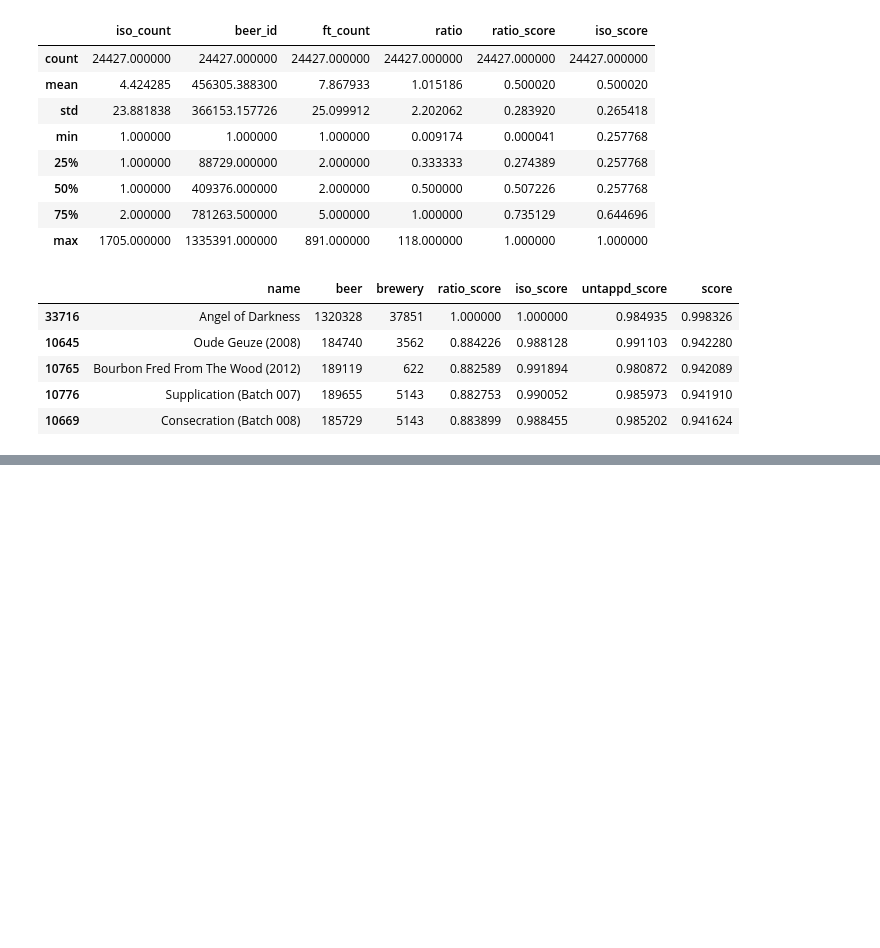
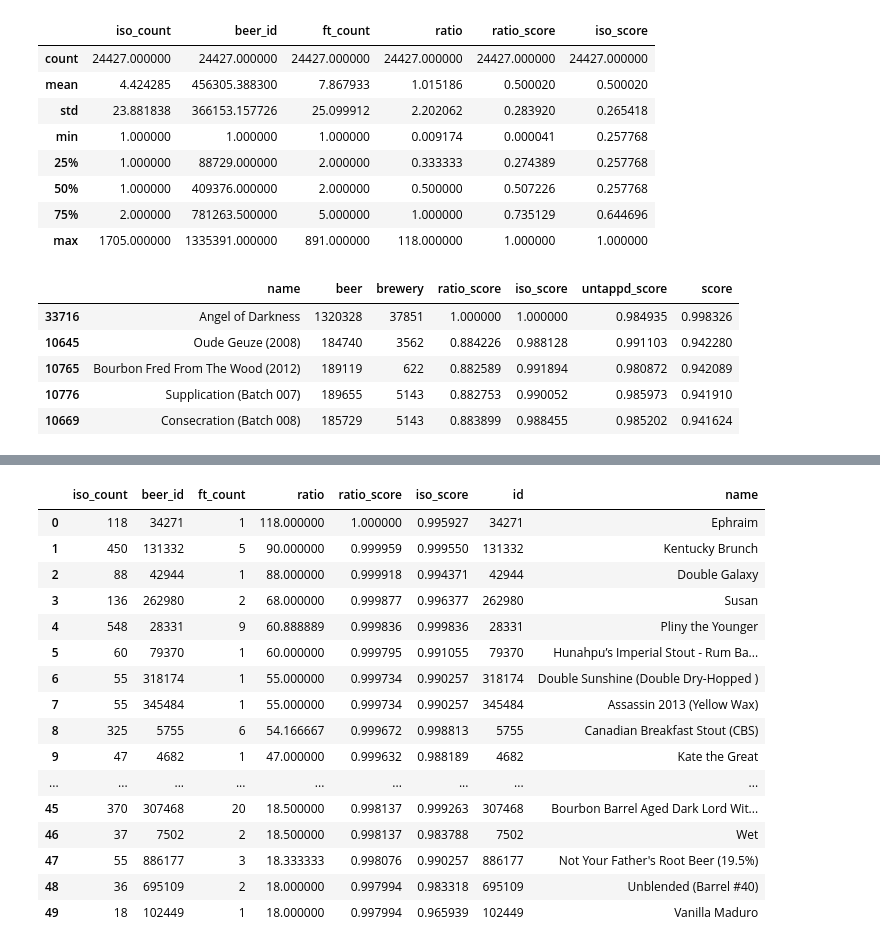
Before and after one commit to lukearmistead/savvysuds, a Jupyter notebook: other/rarity_score_eda.ipynb, the cells around one changed output, grey strips where cells are left out. Drawn from its saved outputs; the diff is of its cells as text; code cells hidden in the pictures; blank space fills up the shorter version.

Commit message:
final mvp for rarity score

```diff
--- a/other/rarity_score_eda.ipynb
+++ b/other/rarity_score_eda.ipynb
@@ -909,0 +912,21 @@ iso_ft[iso_ft['beer_id'] == 189655]
+# %%
+# without preserving zeros
+SCORE_WEIGHTS = {
+    'ratio_score': 0.4,
+    'iso_score': 0.4,
+    'untappd_score': 0.2,
+    'geo_score': 0.0,
+    'production_score': 0.0
+    }
+agg_rarity, iso_ft, distribution, breweries, beers = r.main()
+print 'iso/ft ratio score'
+sns.jointplot(x='ratio', y='ratio_score', data=iso_ft)
+plt.show()
+print
+
+print 'iso count score'
+sns.jointplot(x='iso_count', y='iso_score', data=iso_ft)
+plt.show()
+print
+
+agg_rarity.describe()
@@ -909,0 +1002,21 @@ iso_ft[iso_ft['beer_id'] == 189655]
+# %%
+a = iso_ft.sort('ratio', ascending=False).head(50)
+a.merge(beers[['id', 'name']], left_on='beer_id', right_on='id', how='left')
+# %% [output]
+|  | iso_count | beer_id | ft_count | ratio | ratio_score | iso_score | id | name |
+| 0 | 118 | 34271 | 1 | 118.000000 | 1.000000 | 0.995927 | 34271 | Ephraim |
+| 1 | 450 | 131332 | 5 | 90.000000 | 0.999959 | 0.999550 | 131332 | Kentucky Brunch |
+| 2 | 88 | 42944 | 1 | 88.000000 | 0.999918 | 0.994371 | 42944 | Double Galaxy |
+| 3 | 136 | 262980 | 2 | 68.000000 | 0.999877 | 0.996377 | 262980 | Susan |
+| 4 | 548 | 28331 | 9 | 60.888889 | 0.999836 | 0.999836 | 28331 | Pliny the Younger |
+| 5 | 60 | 79370 | 1 | 60.000000 | 0.999795 | 0.991055 | 79370 | Hunahpu’s Imperial Stout - Rum Ba... |
+| 6 | 55 | 318174 | 1 | 55.000000 | 0.999734 | 0.990257 | 318174 | Double Sunshine (Double Dry-Hopped ) |
+| 7 | 55 | 345484 | 1 | 55.000000 | 0.999734 | 0.990257 | 345484 | Assassin 2013 (Yellow Wax) |
+| 8 | 325 | 5755 | 6 | 54.166667 | 0.999672 | 0.998813 | 5755 | Canadian Breakfast Stout (CBS) |
+| 9 | 47 | 4682 | 1 | 47.000000 | 0.999632 | 0.988189 | 4682 | Kate the Great |
+| ... | ... | ... | ... | ... | ... | ... | ... | ... |
+| 45 | 370 | 307468 | 20 | 18.500000 | 0.998137 | 0.999263 | 307468 | Bourbon Barrel Aged Dark Lord Wit... |
+| 46 | 37 | 7502 | 2 | 18.500000 | 0.998137 | 0.983788 | 7502 | Wet |
+| 47 | 55 | 886177 | 3 | 18.333333 | 0.998076 | 0.990257 | 886177 | Not Your Father's Root Beer (19.5%) |
+| 48 | 36 | 695109 | 2 | 18.000000 | 0.997994 | 0.983318 | 695109 | Unblended (Barrel #40) |
+| 49 | 18 | 102449 | 1 | 18.000000 | 0.997994 | 0.965939 | 102449 | Vanilla Maduro |
```
Also changed, not shown: parts of 9 cells of this notebook, 1 other file.
